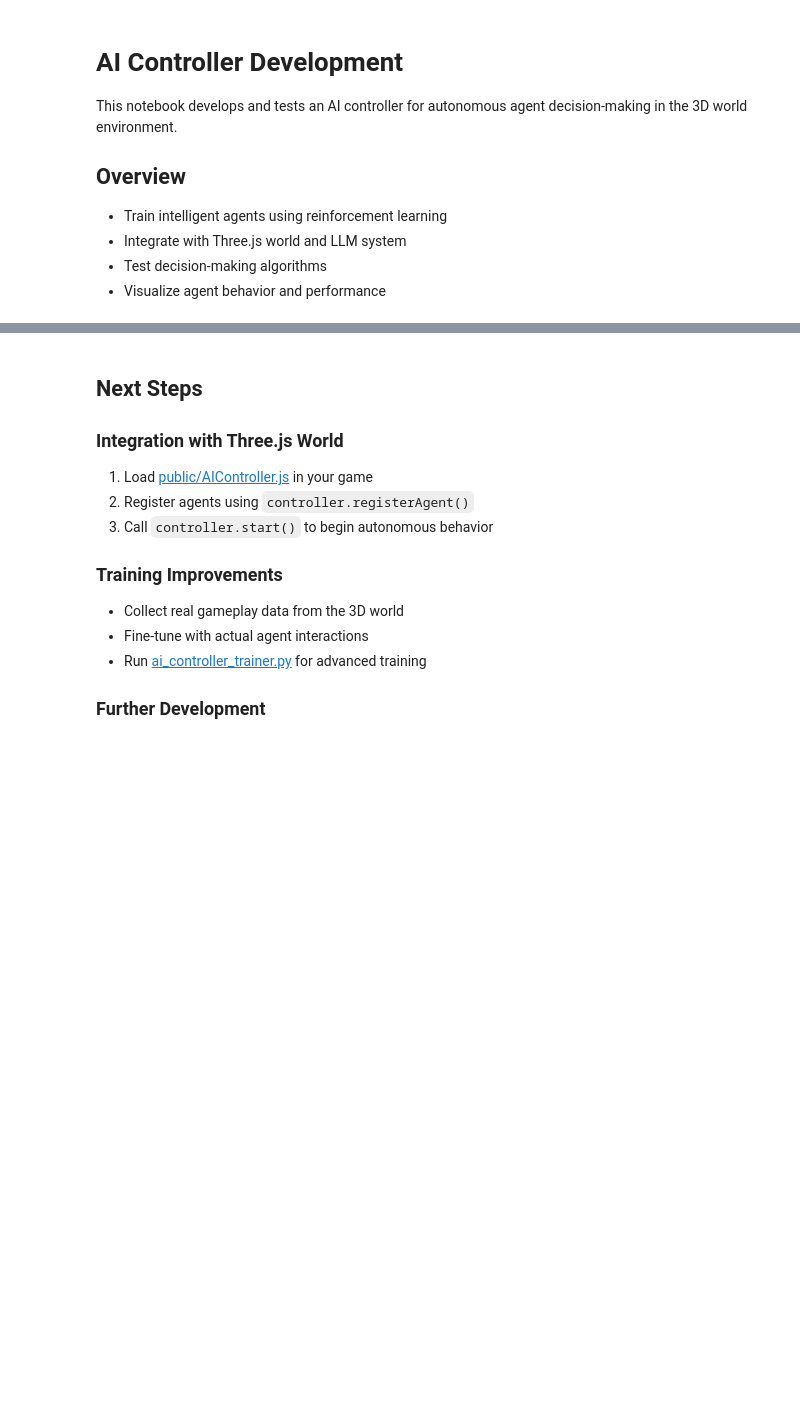
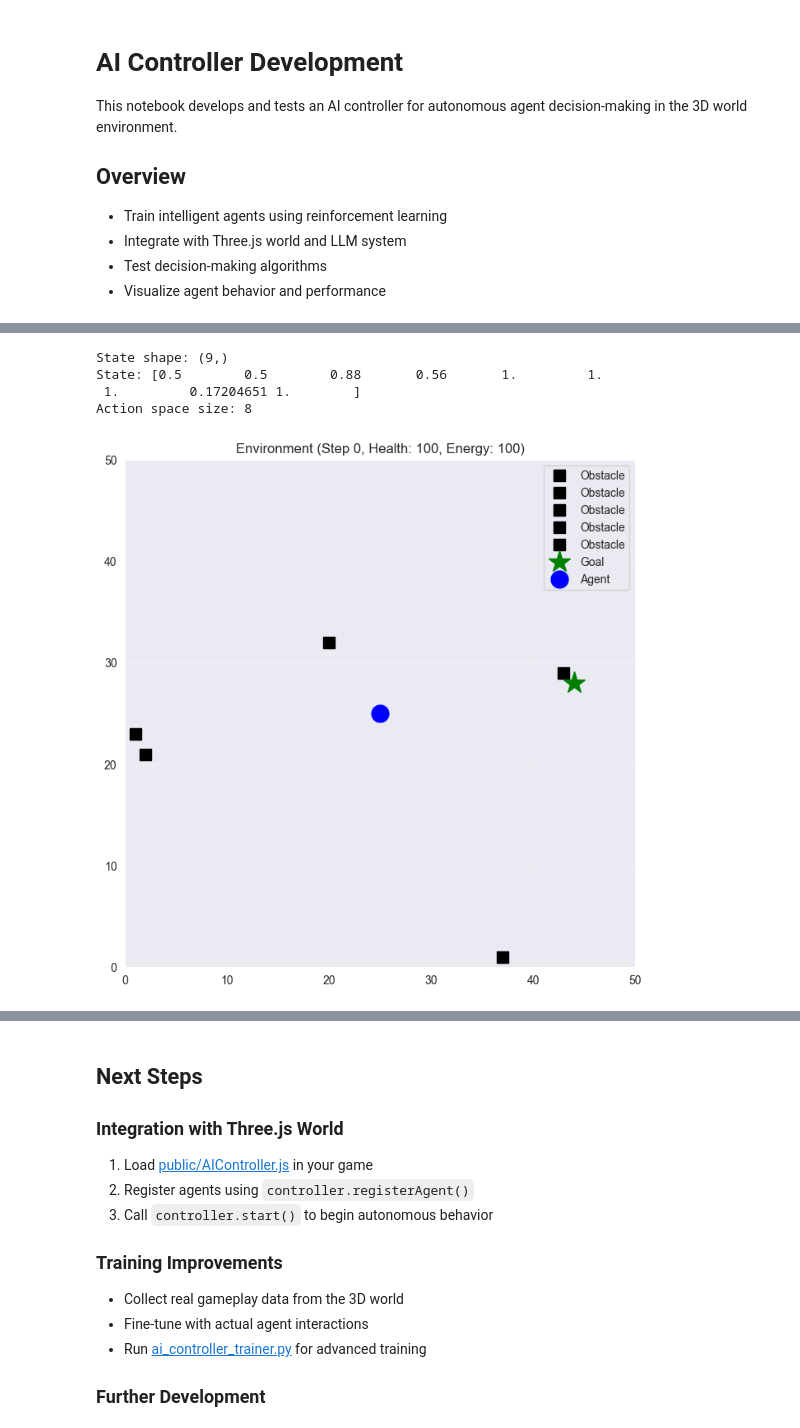
Before and after one commit to Bryan-Roe/AI-World, a Jupyter notebook: AI_Controller_Development.ipynb, the cells around one changed output, grey strips where cells are left out. Cells and saved outputs as stored; diff of their text form; code cells hidden in the pictures; blank space fills up the shorter version.

```diff
--- a/AI_Controller_Development.ipynb
+++ b/AI_Controller_Development.ipynb
@@ -45,12 +47,12 @@ class AgentEnvironment:
     """
     Simulated environment for training AI controller
     """
-    def __init__(self, grid_size=50):
+    def __init__(self, grid_size: int = 50):
         self.grid_size = grid_size
         self.agent_pos = np.array([grid_size // 2, grid_size // 2], dtype=float)
         self.goal_pos = None
-        self.obstacles = []
-        self.threats = []
+        self.obstacles: list[np.ndarray] = []
+        self.threats: list[np.ndarray] = []
         self.agent_health = 100
         self.agent_energy = 100
         self.steps = 0
@@ -214,33 +216,39 @@ class AgentEnvironment:
         # Grid
         plt.xlim(0, self.grid_size)
         plt.ylim(0, self.grid_size)
 
         # Obstacles
         for obs in self.obstacles:
             plt.plot(obs[0], obs[1], 'ks', markersize=10, label='Obstacle')
 
         # Threats
         for threat in self.threats:
             plt.plot(threat[0], threat[1], 'rs', markersize=15, label='Threat')
 
         # Goal
         plt.plot(self.goal_pos[0], self.goal_pos[1], 'g*', markersize=20, label='Goal')
 
         # Agent
         plt.plot(self.agent_pos[0], self.agent_pos[1], 'bo', markersize=15, label='Agent')
 
         plt.legend()
         plt.grid(True, alpha=0.3)
         plt.title(f'Environment (Step {self.steps}, Health: {self.agent_health:.0f}, Energy: {self.agent_energy:.0f})')
         plt.show()
 
 # Test the environment
 env = AgentEnvironment()
 state = env.reset()
 print(f"State shape: {state.shape}")
 print(f"State: {state}")
 print(f"Action space size: {env.action_size}")
 env.render()
+# %% [output]
+State shape: (9,)
+State: [0.5        0.5        0.88       0.56       1.         1.
+ 1.         0.17204651 1.        ]
+Action space size: 8
+[figure, added]
 # %%
 class DQNetwork(nn.Module):
     """Deep Q-Network for action-value estimation"""
```
Also changed, not shown: parts of 4 cells of this notebook, 9 other files.
